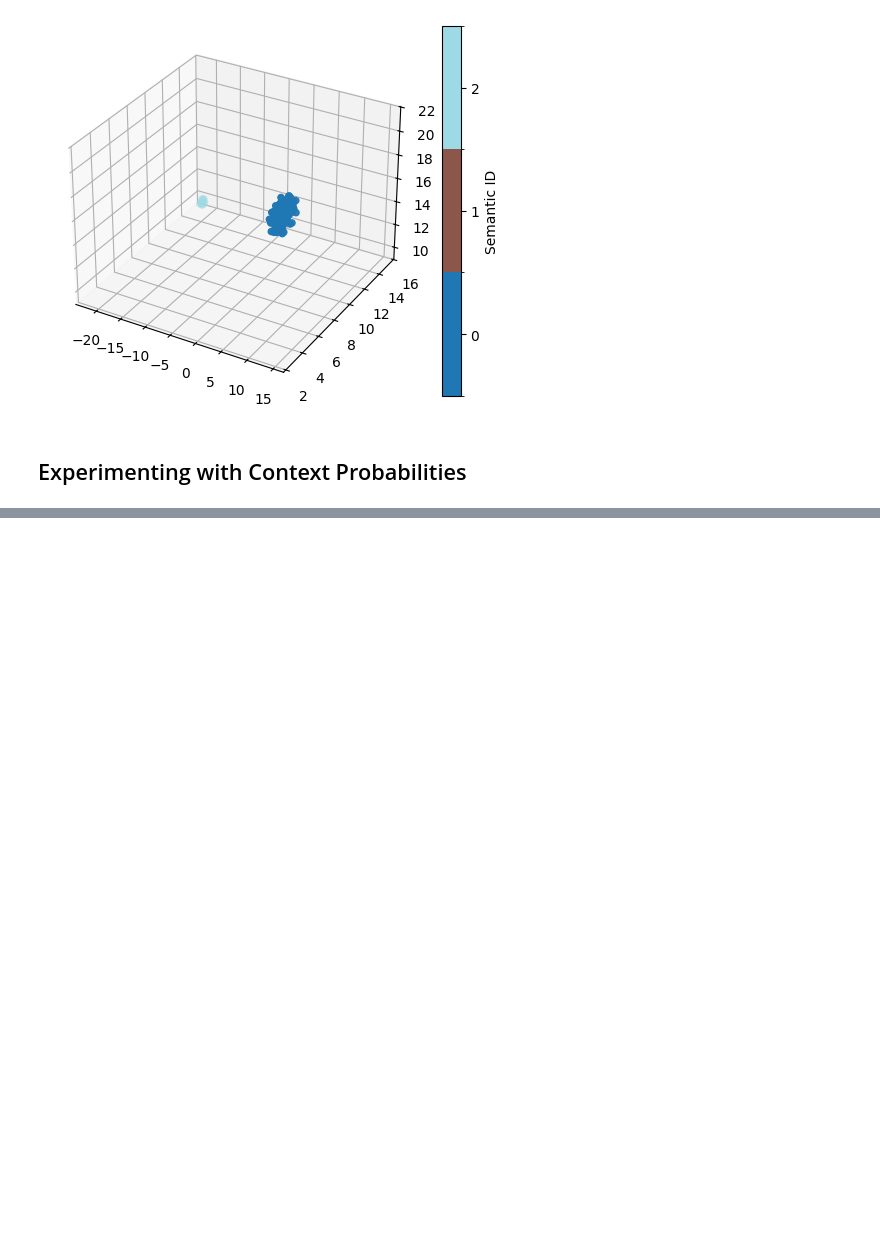
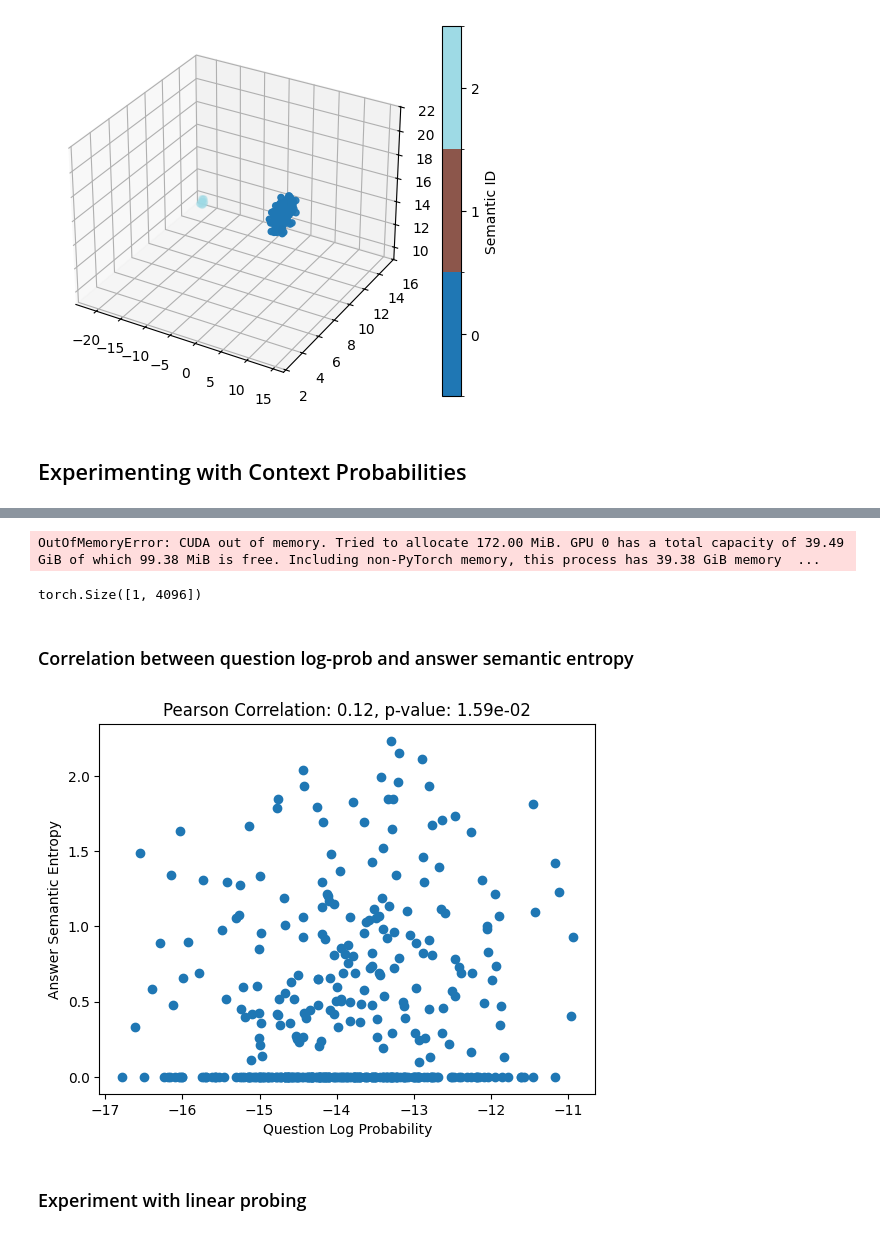
Before and after one commit to cutterdawes/SemanticUncertainty, a Jupyter notebook: notebooks/exploratory.ipynb, the cells around one changed output, grey strips where cells are left out. Saved outputs shown, nothing was run; the diff lists cells and outputs as text; code cells hidden in the pictures; blank space fills up the shorter version.

```diff
--- a/notebooks/exploratory.ipynb
+++ b/notebooks/exploratory.ipynb
@@ -242,0 +229,13 @@ question_context = 'Question: '
+# %%
+parser = utils.get_parser()
+args, unknown = parser.parse_known_args()
+# %%
+args.num_generations = 10
+args.use_context = False
+# %%
+# Initialize model.
+model = utils.init_model(args)
+# %% [output]
+OutOfMemoryError: CUDA out of memory. Tried to allocate 172.00 MiB. GPU 0 has a total capacity of 39.49 GiB of which 99.38 MiB is free. Including non-PyTorch memory, this process has 39.38 GiB memory  ...
+# %%
+entailment_model = EntailmentDeberta()
@@ -242,0 +291,6 @@ question_context = 'Question: '
+# %%
+full_responses[0][2].shape
+# %% [output]
+torch.Size([1, 4096])
+# %% [markdown]
+### Correlation between question log-prob and answer semantic entropy
@@ -242,0 +299,10 @@ question_context = 'Question: '
+# %%
+plt.scatter(question_log_probs, semantic_entropies)
+plt.xlabel('Question Log Probability')
+plt.ylabel('Answer Semantic Entropy')
+plt.title(f'Pearson Correlation: {corr:.2f}, p-value: {p_value:.2e}')
+plt.show()
+# %% [output]
+[figure, added]
+# %% [markdown]
+### Experiment with linear probing
```
Also changed, not shown: parts of 23 cells of this notebook, 2 other files.
